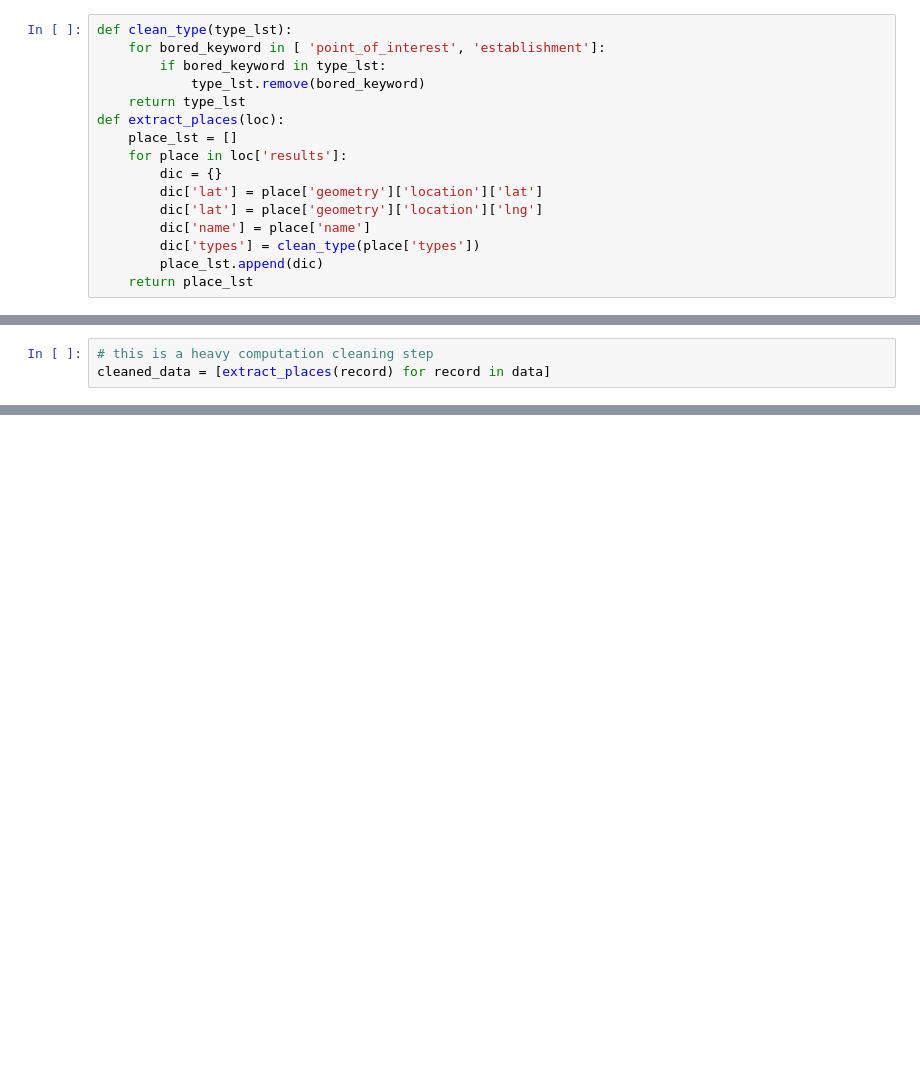
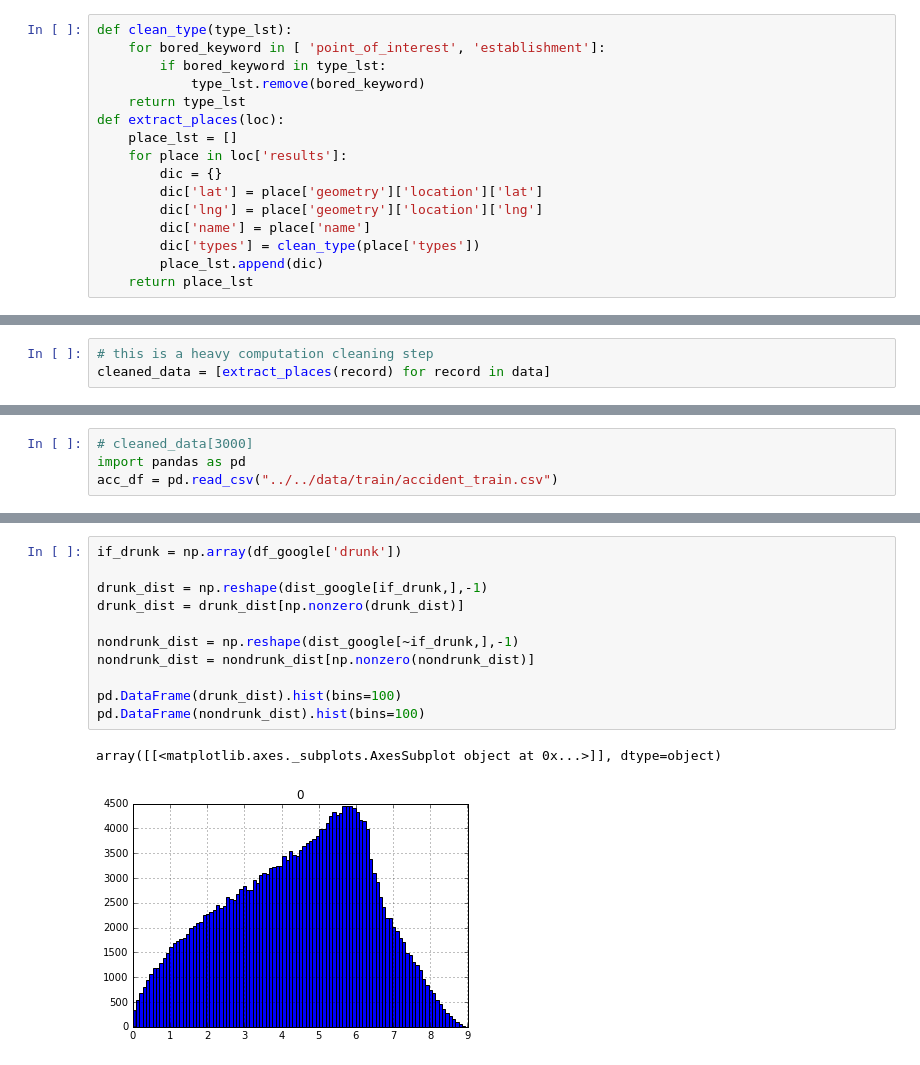
Before and after one commit to andersct/MDST-FARS-Presentation, a Jupyter notebook: Chengyu/viz/google_place.ipynb, the cells around one changed output, grey strips where cells are left out. Cells and saved outputs as stored; diff of their text form; blank space fills up the shorter version.

```diff
--- a/Chengyu/viz/google_place.ipynb
+++ b/Chengyu/viz/google_place.ipynb
@@ -35,7 +35,7 @@ def extract_places(loc):
     for place in loc['results']:
         dic = {}
         dic['lat'] = place['geometry']['location']['lat']
-        dic['lat'] = place['geometry']['location']['lng']
+        dic['lng'] = place['geometry']['location']['lng']
         dic['name'] = place['name']
         dic['types'] = clean_type(place['types'])
         place_lst.append(dic)
@@ -67,0 +53,4 @@ cleaned_data[1]
+# %%
+# cleaned_data[3000]
+import pandas as pd
+acc_df = pd.read_csv("../../data/train/accident_train.csv")
@@ -67,0 +131,14 @@ cleaned_data[1]
+# %%
+if_drunk = np.array(df_google['drunk'])
+
+drunk_dist = np.reshape(dist_google[if_drunk,],-1)
+drunk_dist = drunk_dist[np.nonzero(drunk_dist)]
+
+nondrunk_dist = np.reshape(dist_google[~if_drunk,],-1)
+nondrunk_dist = nondrunk_dist[np.nonzero(nondrunk_dist)]
+
+pd.DataFrame(drunk_dist).hist(bins=100)
+pd.DataFrame(nondrunk_dist).hist(bins=100)
+# %% [output]
+array([[<matplotlib.axes._subplots.AxesSubplot object at 0x...>]], dtype=object)
+[figure, added]
```
Also changed, not shown: parts of 9 cells of this notebook, 1 other file.
